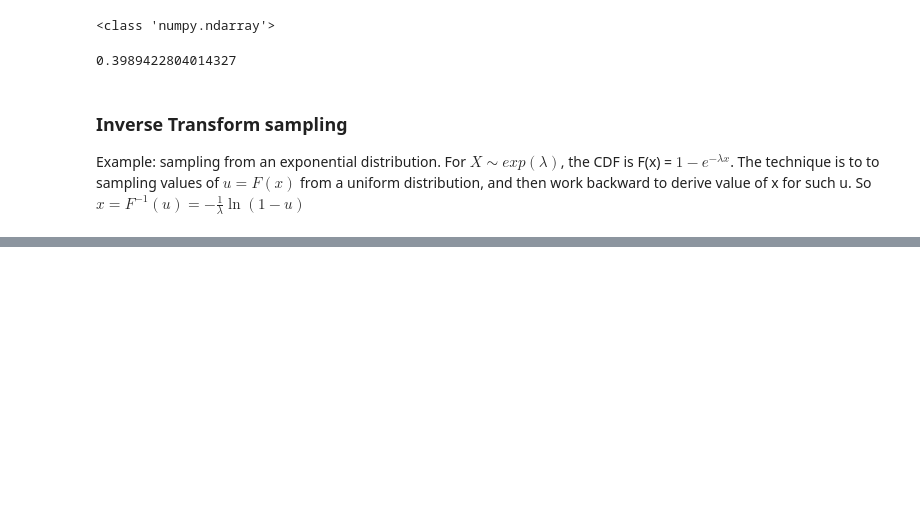
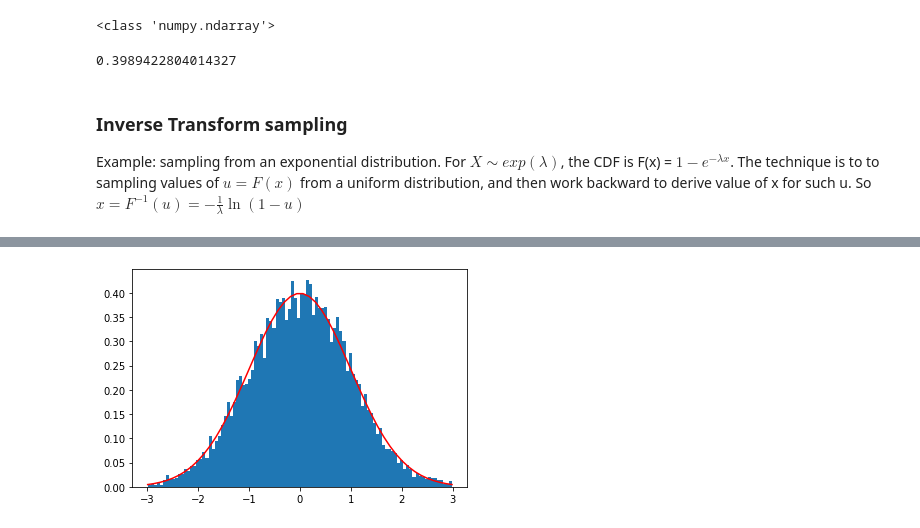
Before and after one commit to kyle-nguyennn/computational-finance, a Jupyter notebook: python/Simulation_and_Monte_Carlo_examples.ipynb, the cells around one changed output, grey strips where cells are left out. Saved outputs shown, nothing was run; the diff lists cells and outputs as text; code cells hidden in the pictures; blank space fills up the shorter version.

```diff
--- a/python/Simulation_and_Monte_Carlo_examples.ipynb
+++ b/python/Simulation_and_Monte_Carlo_examples.ipynb
@@ -73,0 +86,25 @@ plot_samples(exp_samples, bins=1000)
+# %%
+def rejection_sampling(target_dist, size, instrumental_dist, c, support=[0,1], instrumental_samples=None, mirror=1):
+    '''
+        instrumental_samples, if any, must be a generator
+    '''
+    target_samples = np.array([])
+    loc = support[0]
+    scale = support[1] - loc
+    instrumental_gen = lambda: next(instrumental_samples) if instrumental_samples \
+                        else instrumental_dist.rvs(size = 1, loc=loc, scale=scale)[0]
+    while len(target_samples) < size:
+        x = instrumental_gen()
+        u = stats.uniform.rvs(size = 1)
+        if u <= target_dist.pdf(x)/(c*instrumental_dist.pdf(x, loc=loc, scale=scale)):
+            reflect = stats.uniform.rvs(size = 1)
+            if reflect < 0.5:
+                x = x*mirror
+            target_samples = np.append(target_samples, x)
+    return target_samples
+# %%
+# examples 1: using uniform distribution as the instrumental distribution
+norm_samples = rejection_sampling(stats.norm, 10000, stats.uniform, 0.399*6, support=[-3, 3])
+plot_samples(norm_samples, stats.norm, bins = 100)
+# %% [output]
+[figure, added]
```
Also changed, not shown: parts of 10 cells of this notebook.
